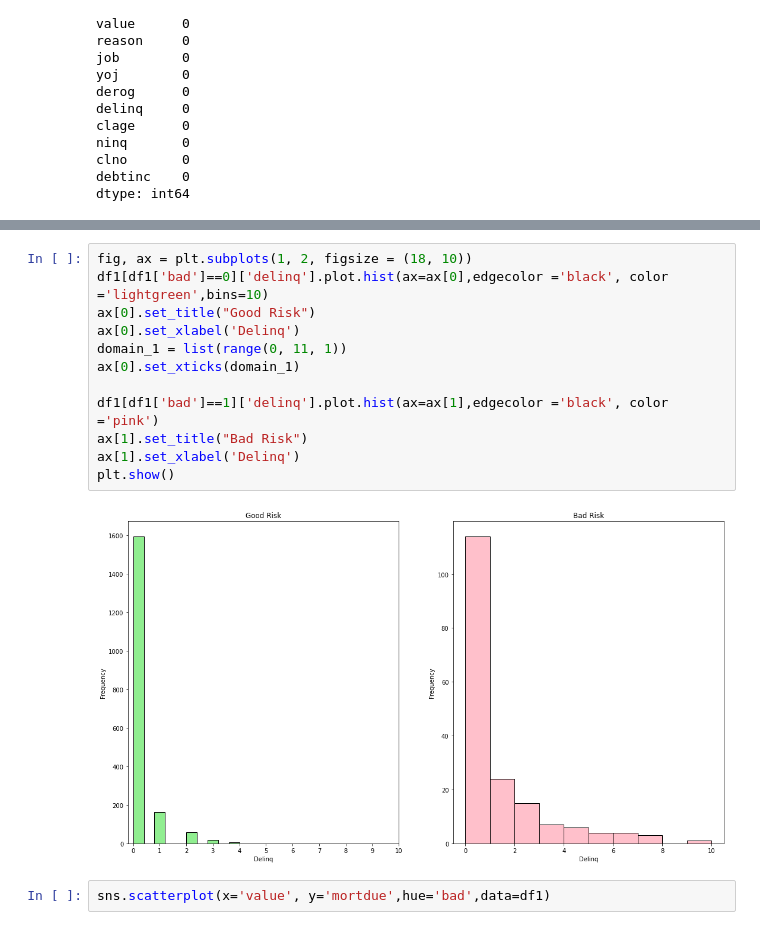
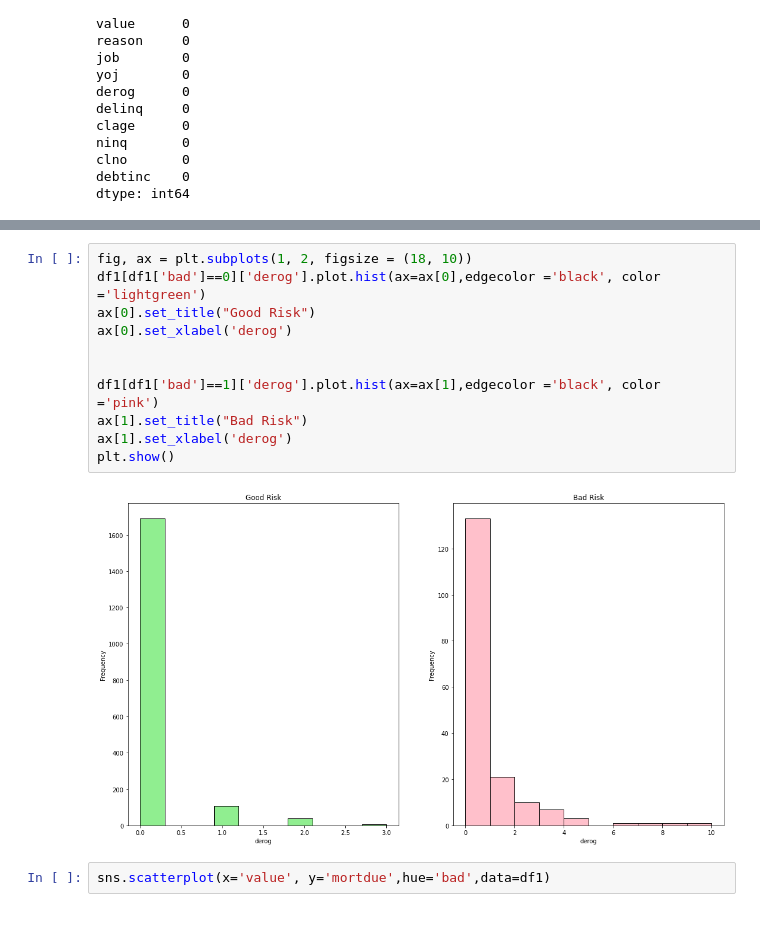
Before and after one commit to Kodluyoruz-Ankara-Veri-Bilimi/assignment-BerkeAtalay, a Jupyter notebook: Hmelq-Hw-Code.ipynb, the cells around one changed output, grey strips where cells are left out. Drawn from its saved outputs; the diff is of its cells as text.

```diff
--- a/Hmelq-Hw-Code.ipynb
+++ b/Hmelq-Hw-Code.ipynb
@@ -109,18 +109,17 @@ df1.describe()
 | max | 1.000000 | 89900.000000 | 399412.000000 | 512650.000000 | 41.000000 | 10.000000 | 10.000000 | 1168.230000 | 13.000000 | 64.000000 | 144.189000 |
 # %%
 fig, ax = plt.subplots(1, 2, figsize = (18, 10))
-df1[df1['bad']==0]['delinq'].plot.hist(ax=ax[0],edgecolor ='black', color ='lightgreen',bins=10)
+df1[df1['bad']==0]['derog'].plot.hist(ax=ax[0],edgecolor ='black', color ='lightgreen')
 ax[0].set_title("Good Risk")
-ax[0].set_xlabel('Delinq')
-domain_1 = list(range(0, 11, 1))
-ax[0].set_xticks(domain_1)
+ax[0].set_xlabel('derog')
 
-df1[df1['bad']==1]['delinq'].plot.hist(ax=ax[1],edgecolor ='black', color ='pink')
+
+df1[df1['bad']==1]['derog'].plot.hist(ax=ax[1],edgecolor ='black', color ='pink')
 ax[1].set_title("Bad Risk")
-ax[1].set_xlabel('Delinq')
+ax[1].set_xlabel('derog')
 plt.show()
 # %% [output]
-[figure, old version]
+[figure, new version]
 # %%
 sns.scatterplot(x='value', y='mortdue',hue='bad',data=df1)
 # %% [output]
```
Also changed, not shown: parts of 17 cells of this notebook.
